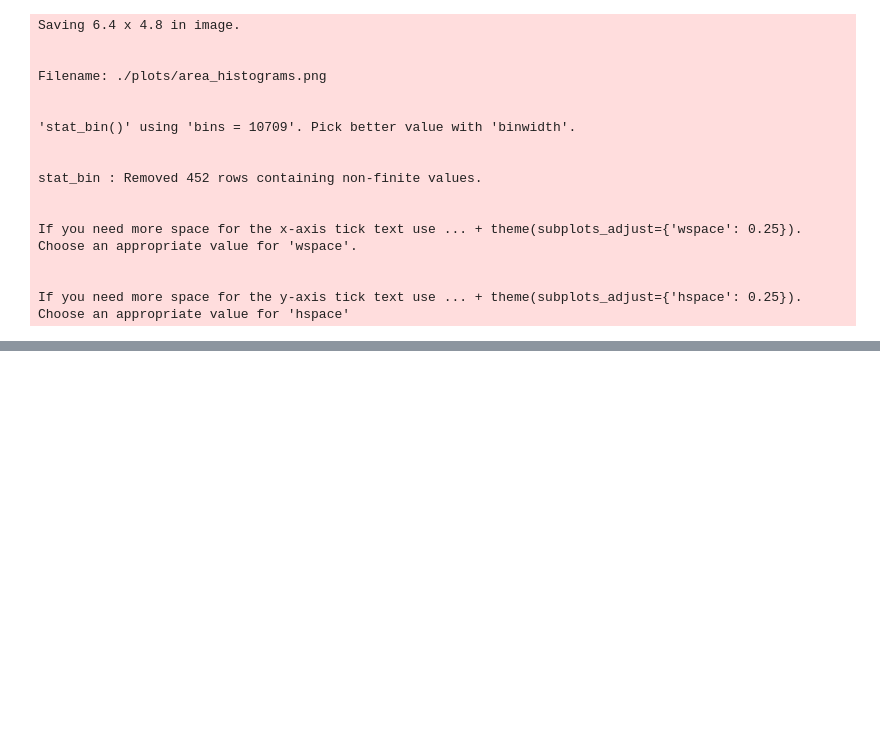
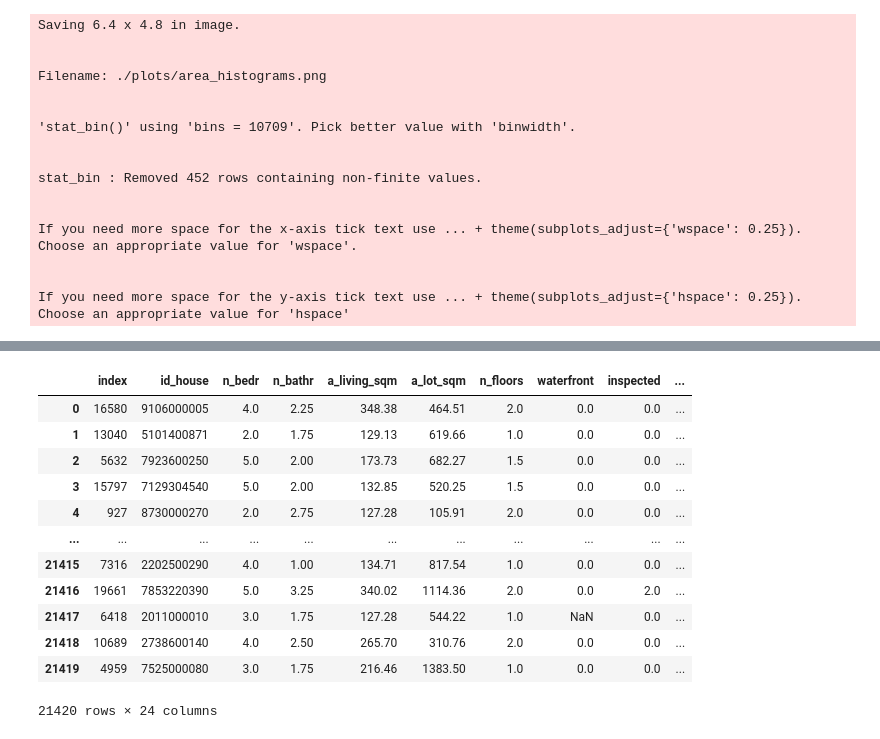
Before and after one commit to Gunnar-Oeh/ds-eda-project-gunnar-oeh, a Jupyter notebook: data_cleaning.ipynb, the cells around one changed output, grey strips where cells are left out. Saved outputs shown, nothing was run; the diff lists cells and outputs as text; code cells hidden in the pictures; blank space fills up the shorter version.

```diff
--- a/data_cleaning.ipynb
+++ b/data_cleaning.ipynb
@@ -207,2 +221,9 @@ stat_boxplot : Removed 9051 rows containing non-finite values.
+# %%
+### For duplicated sells: exclude earlier sell of house
+### With drop duplicates after sort_values by sale date
+df_hs_2 = df_hs.sort_values(by = "date_sold", ascending = False)
+
+df_hs_2.drop_duplicates(subset = "id_house", keep = "first", inplace = True)
+df_hs_2.reset_index(inplace = True)
 # %%
 ### Save the cleaned data frame for later use
@@ -209,0 +231,16 @@ df_hs.to_pickle("./data/df_houses_cleaned.pkl")
+# %%
+df_hs_2
+# %% [output]
+|  | index | id_house | n_bedr | n_bathr | a_living_sqm | a_lot_sqm | n_floors | waterfront | inspected | ... |
+| 0 | 16580 | 9106000005 | 4.0 | 2.25 | 348.38 | 464.51 | 2.0 | 0.0 | 0.0 | ... |
+| 1 | 13040 | 5101400871 | 2.0 | 1.75 | 129.13 | 619.66 | 1.0 | 0.0 | 0.0 | ... |
+| 2 | 5632 | 7923600250 | 5.0 | 2.00 | 173.73 | 682.27 | 1.5 | 0.0 | 0.0 | ... |
+| 3 | 15797 | 7129304540 | 5.0 | 2.00 | 132.85 | 520.25 | 1.5 | 0.0 | 0.0 | ... |
+| 4 | 927 | 8730000270 | 2.0 | 2.75 | 127.28 | 105.91 | 2.0 | 0.0 | 0.0 | ... |
+| ... | ... | ... | ... | ... | ... | ... | ... | ... | ... | ... |
+| 21415 | 7316 | 2202500290 | 4.0 | 1.00 | 134.71 | 817.54 | 1.0 | 0.0 | 0.0 | ... |
+| 21416 | 19661 | 7853220390 | 5.0 | 3.25 | 340.02 | 1114.36 | 2.0 | 0.0 | 2.0 | ... |
+| 21417 | 6418 | 2011000010 | 3.0 | 1.75 | 127.28 | 544.22 | 1.0 | NaN | 0.0 | ... |
+| 21418 | 10689 | 2738600140 | 4.0 | 2.50 | 265.70 | 310.76 | 2.0 | 0.0 | 0.0 | ... |
+| 21419 | 4959 | 7525000080 | 3.0 | 1.75 | 216.46 | 1383.50 | 1.0 | 0.0 | 0.0 | ... |
+21420 rows × 24 columns
```
Also changed, not shown: parts of 2 cells of this notebook, 2 other files.
